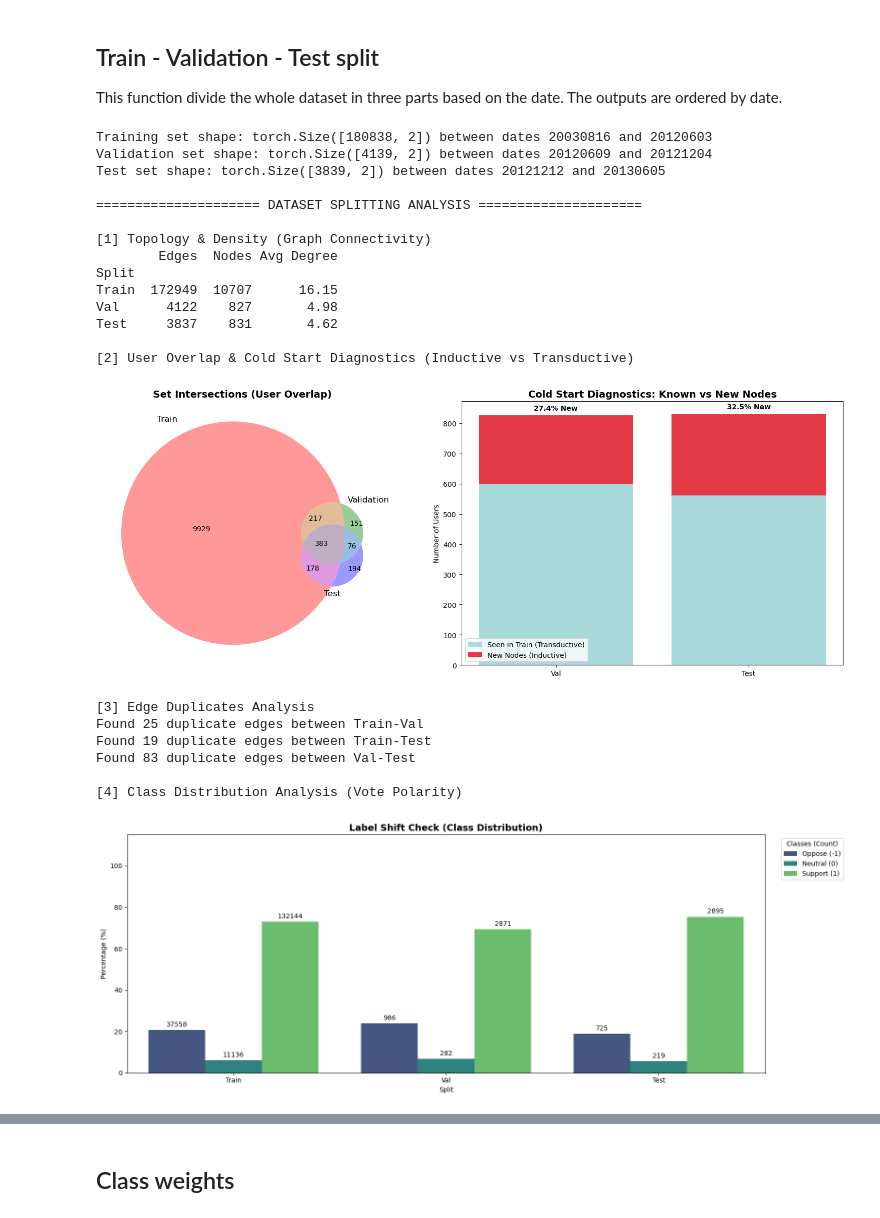
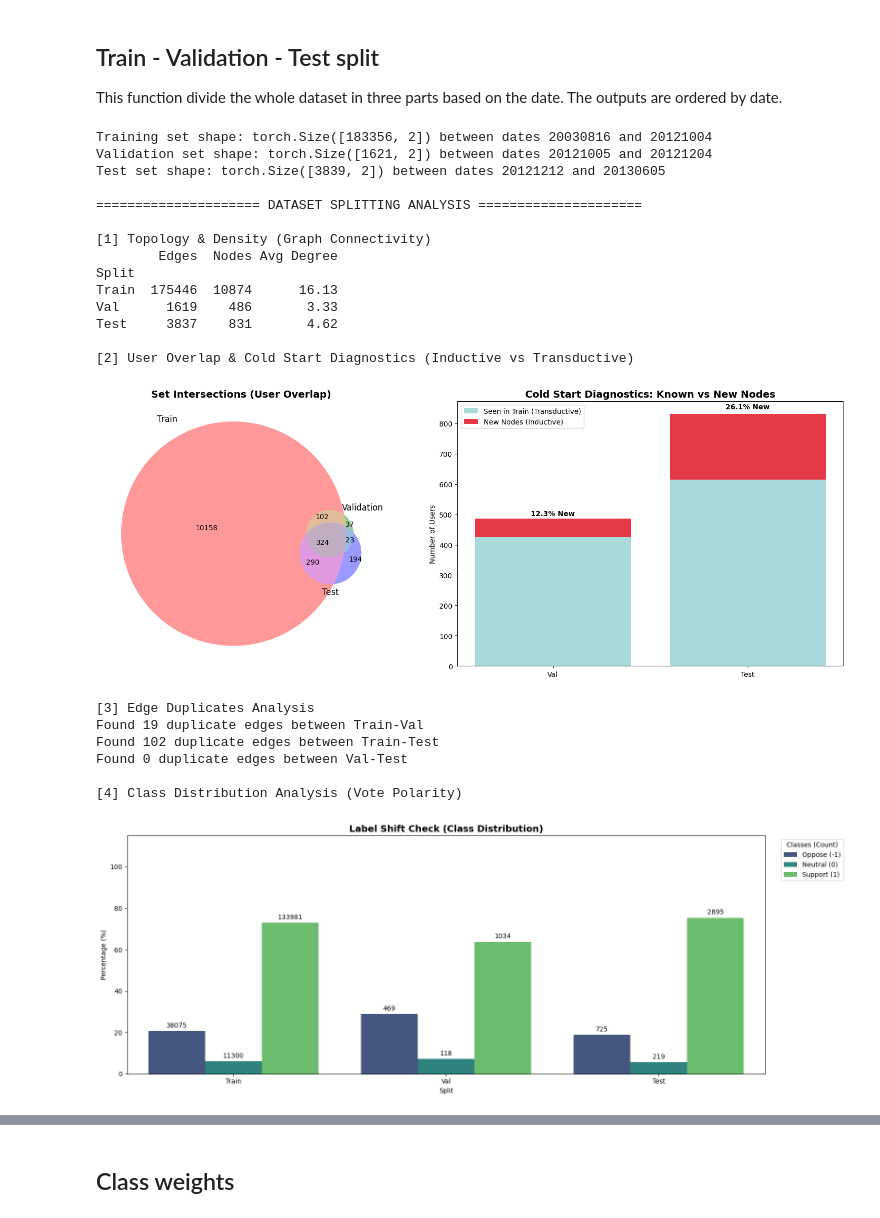
Before and after one commit to Lav-11/LFN_assignment, a Jupyter notebook: gnn_implementation_transductive.ipynb, the cells around one changed output, grey strips where cells are left out. Cells and saved outputs as stored; diff of their text form; code cells hidden in the pictures.

```diff
--- a/gnn_implementation_transductive.ipynb
+++ b/gnn_implementation_transductive.ipynb
@@ -105,36 +105,36 @@ Positive edges: 188816
 
 This function divide the whole dataset in three parts based on the date. The outputs are ordered by date.
 # %%
-(X_tr, y_tr, dates_tr), (X_val, y_val, dates_val), (X_test, y_test, dates_test) = train_val_test_split_by_date(X, y_pos, dates)
+(X_tr, y_tr, dates_tr), (X_val, y_val, dates_val), (X_test, y_test, dates_test) = train_val_test_split_by_date(X, y_pos, dates, val_months=2, test_months=6)
 
 # Splits summary
 print(f"Training set shape: {X_tr.shape} between dates {dates_tr.min()} and {dates_tr.max()}")
 print(f"Validation set shape: {X_val.shape} between dates {dates_val.min()} and {dates_val.max()}")
 print(f"Test set shape: {X_test.shape} between dates {dates_test.min()} and {dates_test.max()}")
 
 analyze_split_statistics(X_tr, y_tr, X_val, y_val, X_test, y_test)
 # %% [output]
-Training set shape: torch.Size([180838, 2]) between dates 20030816 and 20120603
-Validation set shape: torch.Size([4139, 2]) between dates 20120609 and 20121204
+Training set shape: torch.Size([183356, 2]) between dates 20030816 and 20121004
+Validation set shape: torch.Size([1621, 2]) between dates 20121005 and 20121204
 Test set shape: torch.Size([3839, 2]) between dates 20121212 and 20130605
 
 ===================== DATASET SPLITTING ANALYSIS =====================
 
 [1] Topology & Density (Graph Connectivity)
         Edges  Nodes Avg Degree
 Split
-Train  172949  10707      16.15
-Val      4122    827       4.98
+Train  175446  10874      16.13
+Val      1619    486       3.33
 Test     3837    831       4.62
 
 [2] User Overlap & Cold Start Diagnostics (Inductive vs Transductive)
-[figure, old version]
+[figure, new version]
 [3] Edge Duplicates Analysis
-Found 25 duplicate edges between Train-Val
-Found 19 duplicate edges between Train-Test
-Found 83 duplicate edges between Val-Test
+Found 19 duplicate edges between Train-Val
+Found 102 duplicate edges between Train-Test
+Found 0 duplicate edges between Val-Test
 
 [4] Class Distribution Analysis (Vote Polarity)
-[figure, old version]
+[figure, new version]
 # %% [markdown]
 ## Data structure creation
```
Also changed, not shown: parts of 9 cells of this notebook.
